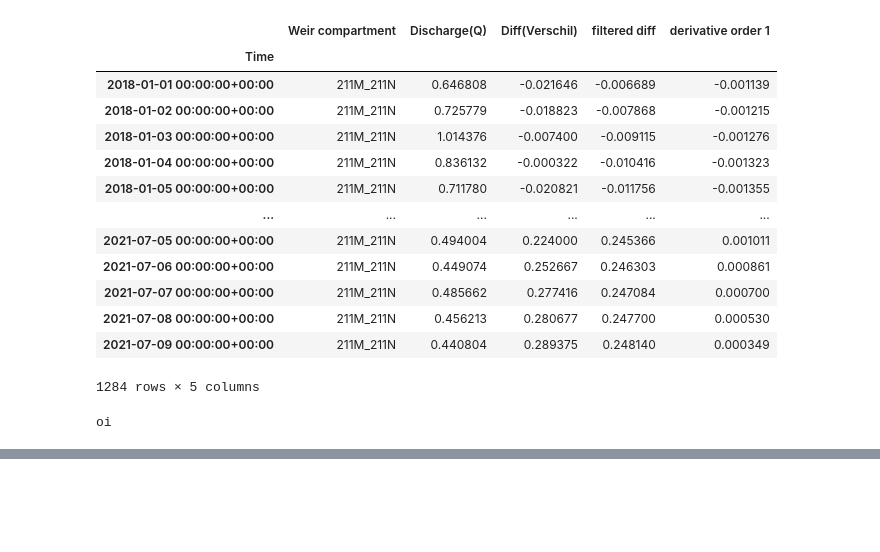
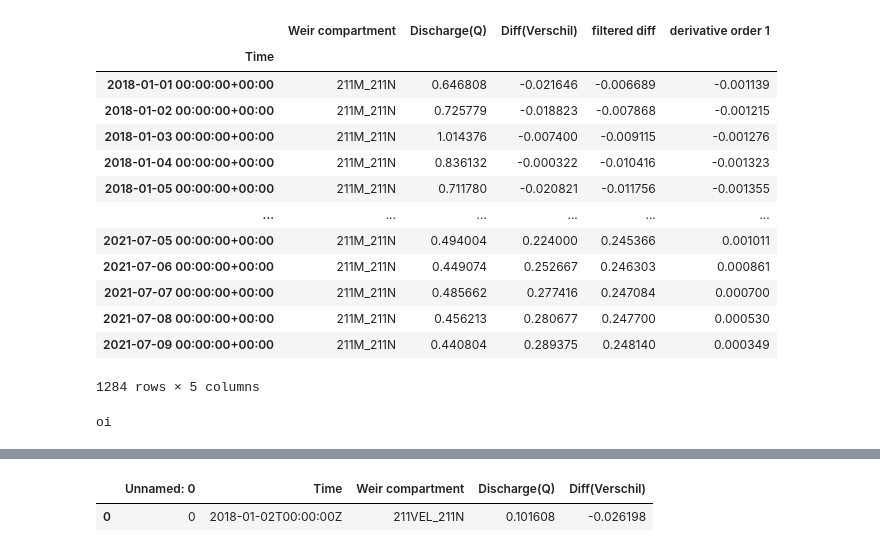
Before and after one commit to lzolyomi/DC3-Group2, a Jupyter notebook: src/mow_estimation.ipynb, the cells around one changed output, grey strips where cells are left out. Drawn from its saved outputs; the diff is of its cells as text; code cells hidden in the pictures; blank space fills up the shorter version.

```diff
--- a/src/mow_estimation.ipynb
+++ b/src/mow_estimation.ipynb
@@ -241,3 +238,8 @@ data[str(mins.index[0]) : str(mins.index[0] +datetime.timedelta(weeks=+4))]
 plot_filtered(filter_data(df_leij, 101, 4, 1, default = True))
 # %% [output]
 [interactive output not drawn]
+# %%
+df_leij[df_leij.index == 0]
+# %% [output]
+|  | Unnamed: 0 | Time | Weir compartment | Discharge(Q) | Diff(Verschil) |
+| 0 | 0 | 2018-01-02T00:00:00Z | 211VEL_211N | 0.101608 | -0.026198 |
```
Also changed, not shown: parts of 6 cells of this notebook.
